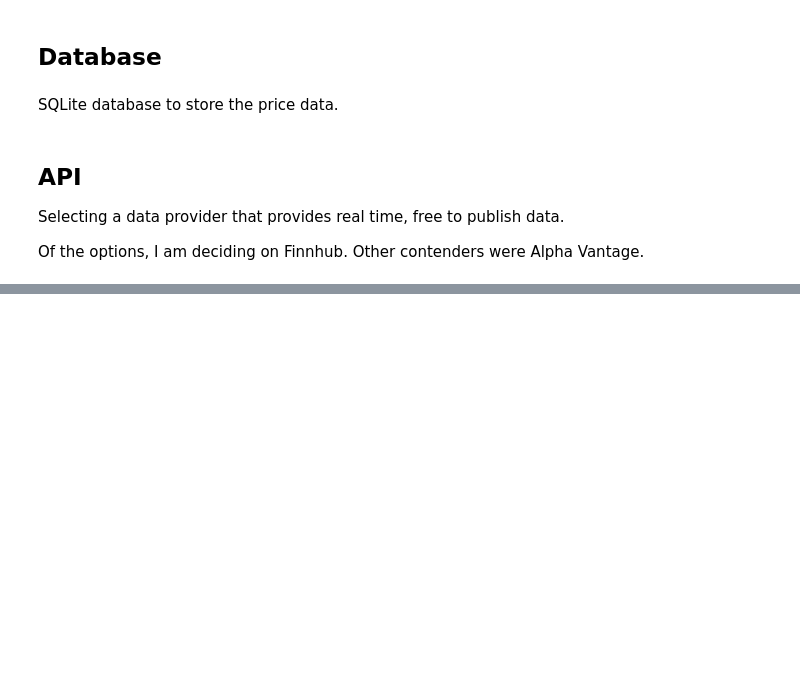
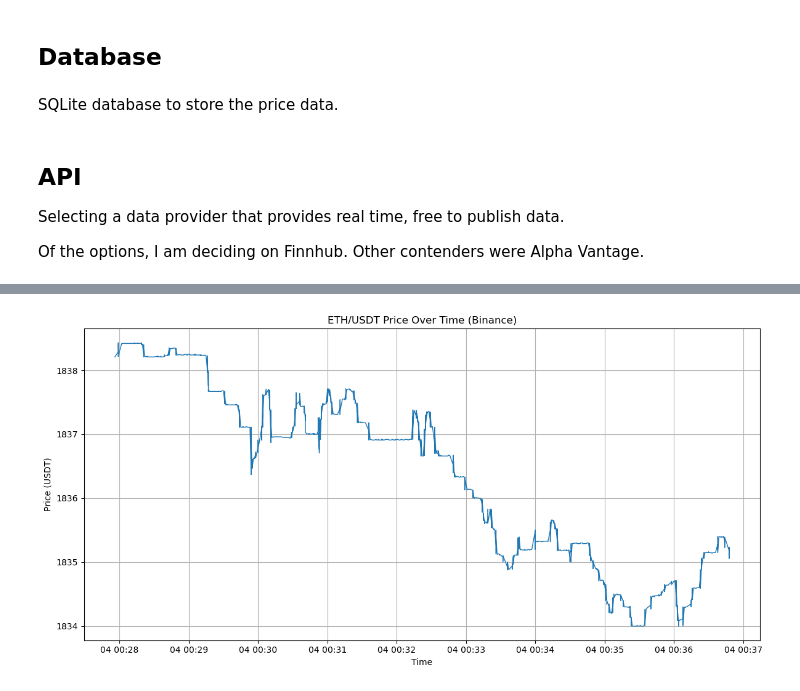
Before and after one commit to ekopen/market_data_stream, a Jupyter notebook: main.ipynb, the cells around one changed output, grey strips where cells are left out. Drawn from its saved outputs; the diff is of its cells as text; code cells hidden in the pictures; blank space fills up the shorter version.

```diff
--- a/main.ipynb
+++ b/main.ipynb
@@ -185,2 +174,28 @@ FROM price_ticks
 # %%
 conn.close() #close the connection
+# %%
+import sqlite3
+import pandas as pd
+import matplotlib.pyplot as plt
+
+# Step 1: Load data
+conn = sqlite3.connect('db/pricing_data.db')
+df = pd.read_sql_query("SELECT * FROM price_ticks", conn)
+
+# Step 2: Convert timestamp column to datetime
+df['timestamp'] = pd.to_datetime(df['timestamp'])
+
+# Optional: Sort to ensure chronological order
+df = df.sort_values('timestamp')
+
+# Step 3: Plot price over time
+plt.figure(figsize=(12, 6))
+plt.plot(df['timestamp'], df['price'], linewidth=1)
+plt.title('ETH/USDT Price Over Time (Binance)')
+plt.xlabel('Time')
+plt.ylabel('Price (USDT)')
+plt.grid(True)
+plt.tight_layout()
+plt.show()
+# %% [output]
+[figure, added]
```
Also changed, not shown: parts of 5 cells of this notebook, 1 other file.
